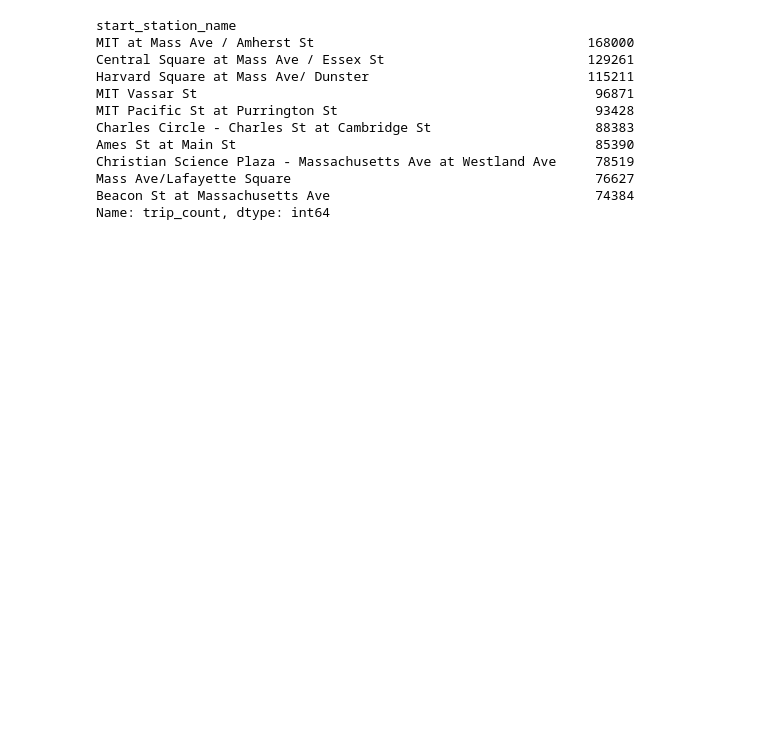
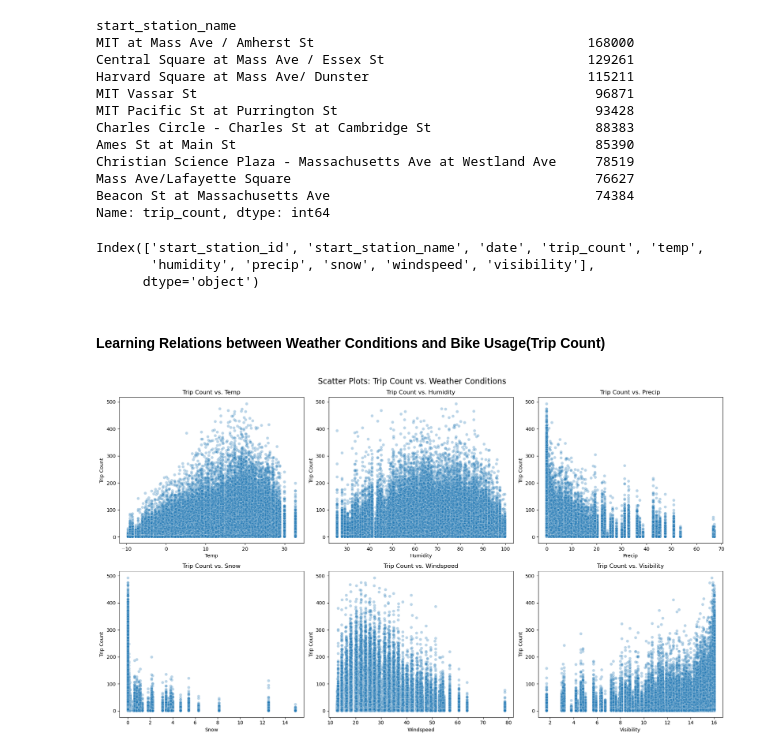
Before and after one commit to TurkiAlrasheed/pedalcast, a Jupyter notebook: cleaning-eda.ipynb, the cells around one changed output. Cells and saved outputs as stored; diff of their text form; code cells hidden in the pictures; blank space fills up the shorter version.

```diff
--- a/cleaning-eda.ipynb
+++ b/cleaning-eda.ipynb
@@ -159,3 +160,37 @@ Christian Science Plaza - Massachusetts Ave at Westland Ave     78519
 Mass Ave/Lafayette Square                                       76627
 Beacon St at Massachusetts Ave                                  74384
 Name: trip_count, dtype: int64
+# %%
+daily_counts_w.columns
+# %% [output]
+Index(['start_station_id', 'start_station_name', 'date', 'trip_count', 'temp',
+       'humidity', 'precip', 'snow', 'windspeed', 'visibility'],
+      dtype='object')
+# %% [markdown]
+#### Learning Relations between Weather Conditions and Bike Usage(Trip Count)
+# %%
+
+# List of weather features to compare
+weather_vars = ['temp', 'humidity', 'precip', 'snow', 'windspeed', 'visibility']
+
+# Set up figure
+fig, axes = plt.subplots(2, 3, figsize=(18, 10))
+axes = axes.flatten()
+
+for i, var in enumerate(weather_vars):
+    ax = axes[i]
+    sns.scatterplot(
+        data=daily_counts_w,
+        x=var,
+        y='trip_count',
+        alpha=0.3,
+        ax=ax
+    )
+    ax.set_title(f'Trip Count vs. {var.capitalize()}')
+    ax.set_xlabel(var.capitalize())
+    ax.set_ylabel('Trip Count')
+plt.tight_layout()
+plt.suptitle('Scatter Plots: Trip Count vs. Weather Conditions', fontsize=16, y=1.02)
+plt.show()
+# %% [output]
+[figure, added]
```
Also changed, not shown: parts of 8 cells of this notebook, 3 other files.
